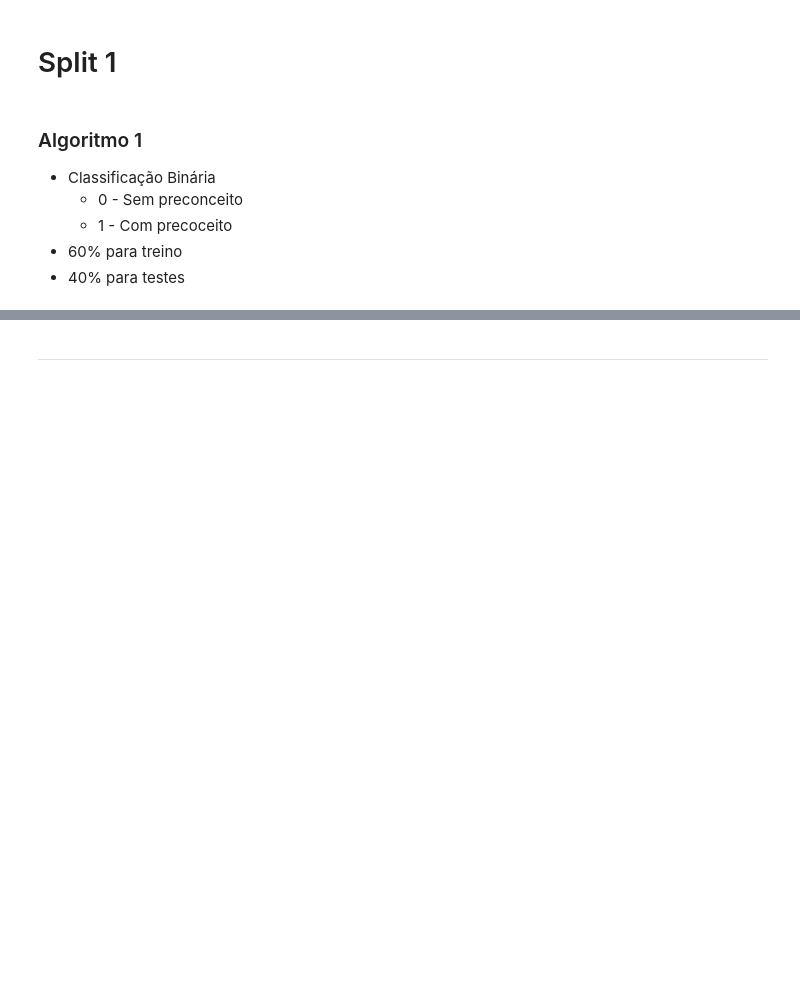
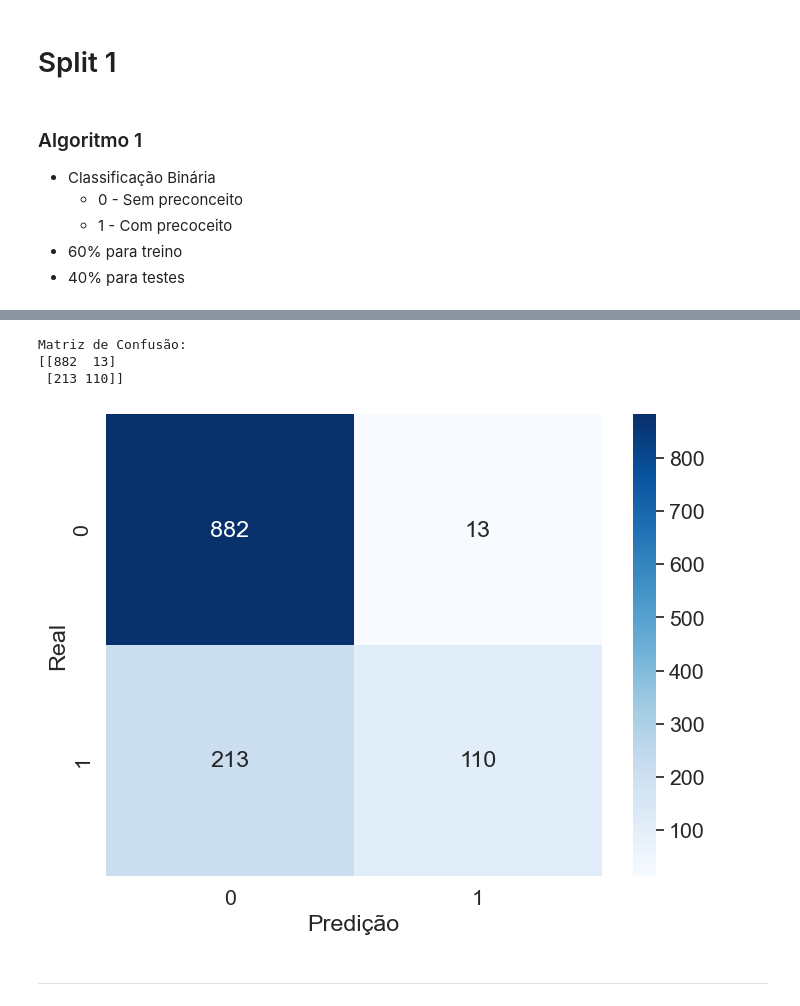
Before and after one commit to leomoreno8/classification-ti26s, a Jupyter notebook: parte2.ipynb, the cells around one changed output, grey strips where cells are left out. Drawn from its saved outputs; the diff is of its cells as text; code cells hidden in the pictures; blank space fills up the shorter version.

Commit message:
matriz de confusão

```diff
--- a/parte2.ipynb
+++ b/parte2.ipynb
@@ -249,3 +252,23 @@ Accuracy - Min: 0.7972, Max: 0.8465, Mean: 0.8231
+# %%
+# Geração da matriz de confusão
+cm = confusion_matrix(y_test, y_pred)
+
+# Impressão da matriz de confusão
+print("Matriz de Confusão:")
+print(cm)
+
+# Plotagem da matriz de confusão em um heatmap
+plt.figure(figsize=(8, 6))
+sns.set(font_scale=1.4)
+sns.heatmap(cm, annot=True, fmt='g', cmap='Blues')
+plt.xlabel('Predição')
+plt.ylabel('Real')
+plt.show()
+# %% [output]
+Matriz de Confusão:
+[[882  13]
+ [213 110]]
+[figure, added]
 # %% [markdown]
 ------------
 # %% [markdown]
```
Also changed, not shown: parts of 16 cells of this notebook.
